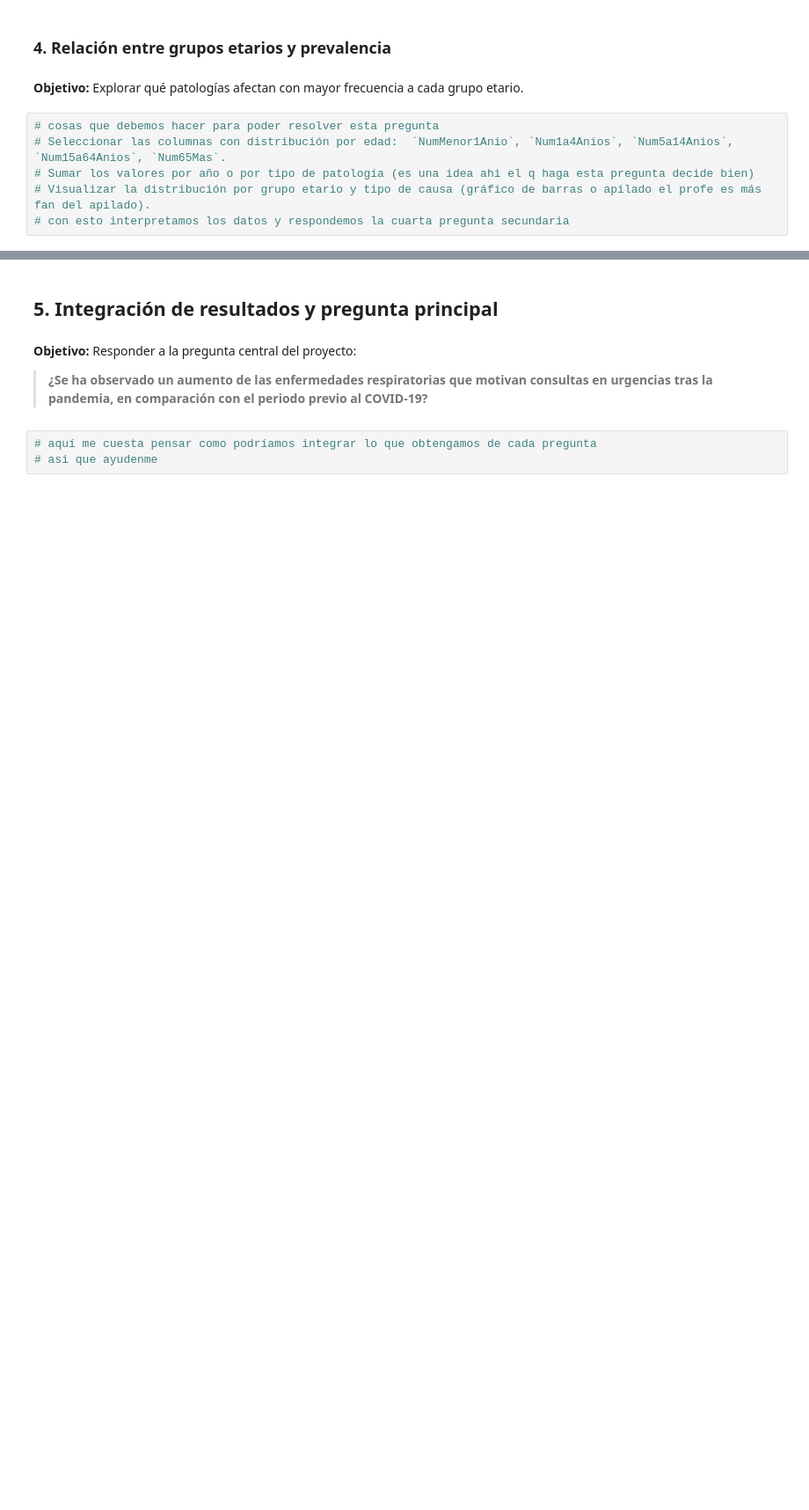
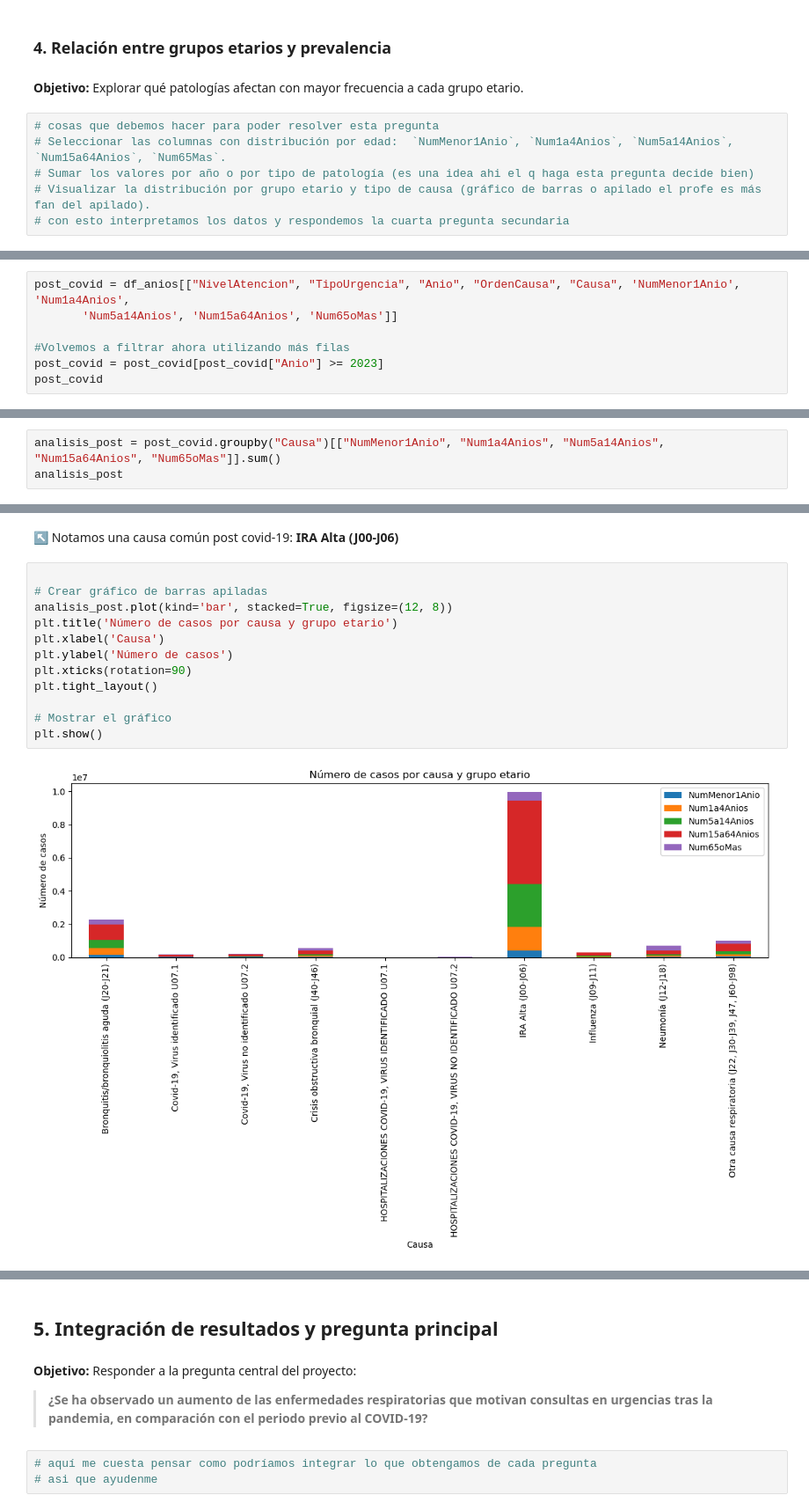
Before and after one commit to JoabVJ/project-imt2200, a Jupyter notebook: Entrega inicial/notebooks/01_EDA_enfermedades_respiratorias.ipynb, the cells around one changed output, grey strips where cells are left out. Shown at 88% size. Drawn from its saved outputs; the diff is of its cells as text; blank space fills up the shorter version.

```diff
--- a/Entrega inicial/notebooks/01_EDA_enfermedades_respiratorias.ipynb
+++ b/Entrega inicial/notebooks/01_EDA_enfermedades_respiratorias.ipynb
@@ -1189,0 +1355,7 @@ En conjunto, el gráfico evidencia que, aunque la distribución general de patol
+# %%
+post_covid = df_anios[["NivelAtencion", "TipoUrgencia", "Anio", "OrdenCausa", "Causa", 'NumMenor1Anio', 'Num1a4Anios',
+       'Num5a14Anios', 'Num15a64Anios', 'Num65oMas']]
+
+#Volvemos a filtrar ahora utilizando más filas
+post_covid = post_covid[post_covid["Anio"] >= 2023]
+post_covid
@@ -1189,0 +1376,3 @@ En conjunto, el gráfico evidencia que, aunque la distribución general de patol
+# %%
+analisis_post = post_covid.groupby("Causa")[["NumMenor1Anio", "Num1a4Anios", "Num5a14Anios", "Num15a64Anios", "Num65oMas"]].sum()
+analisis_post
@@ -1189,0 +1402,16 @@ En conjunto, el gráfico evidencia que, aunque la distribución general de patol
+# %% [markdown]
+↖ Notamos una causa común post covid-19: **IRA Alta (J00-J06)**
+# %%
+
+# Crear gráfico de barras apiladas
+analisis_post.plot(kind='bar', stacked=True, figsize=(12, 8))
+plt.title('Número de casos por causa y grupo etario')
+plt.xlabel('Causa')
+plt.ylabel('Número de casos')
+plt.xticks(rotation=90)
+plt.tight_layout()
+
+# Mostrar el gráfico
+plt.show()
+# %% [output]
+[figure, added]
```
Also changed, not shown: parts of 30 cells of this notebook.
